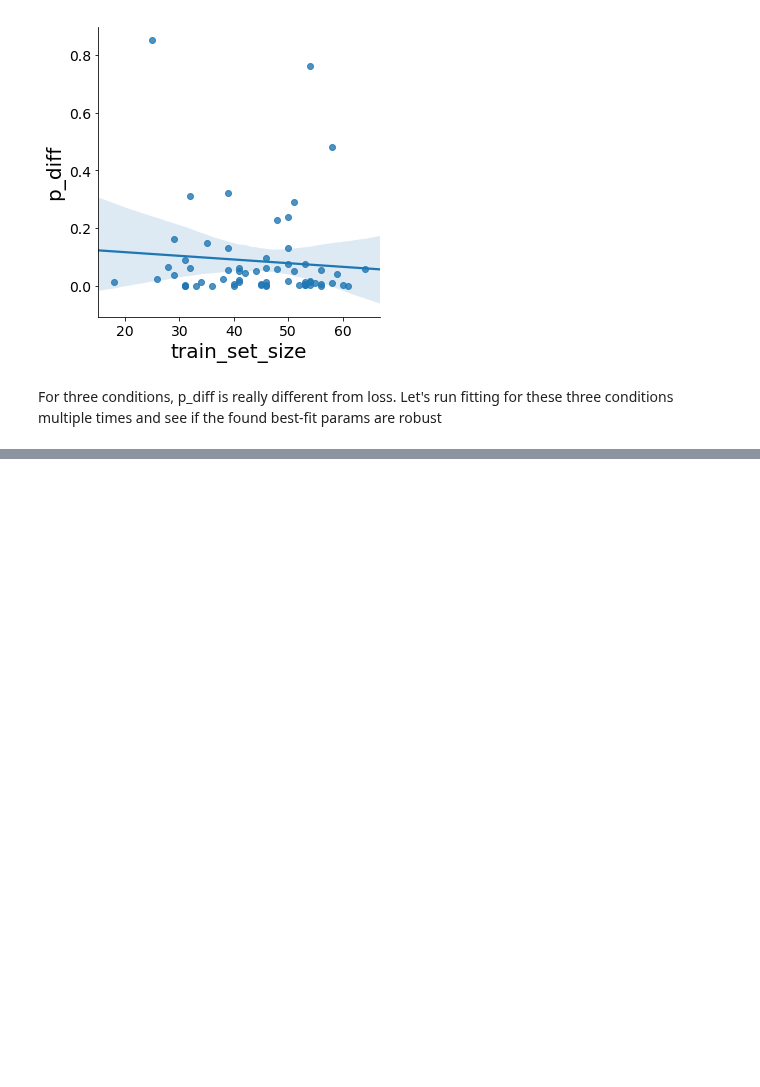
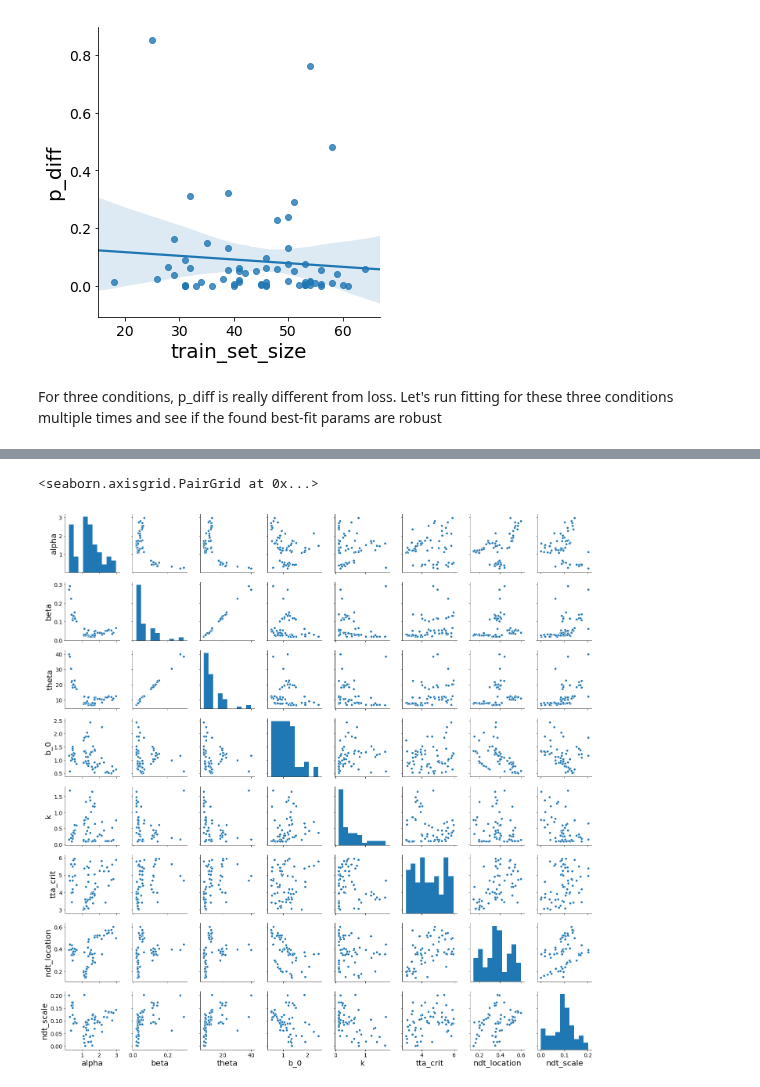
Before and after one commit to cherepaha/evidence_accumulation_in_gap_acceptance, a Jupyter notebook: data_and_model_analysis/temp.ipynb, the cells around one changed output, grey strips where cells are left out. Cells and saved outputs as stored; diff of their text form; code cells hidden in the pictures; blank space fills up the shorter version.

Commit message:
Model parameter analysis added

```diff
--- a/data_and_model_analysis/temp.ipynb
+++ b/data_and_model_analysis/temp.ipynb
@@ -63,0 +66,2 @@ For three conditions, p_diff is really different from loss. Let's run fitting fo
+# %%
+parameters = pd.read_csv('../model_fit_results/cross_validation_or_merged.csv').rename(columns={'tta': 'tta_condition', 'd': 'd_condition'})
@@ -63,0 +91,5 @@ For three conditions, p_diff is really different from loss. Let's run fitting fo
+# %%
+sns.pairplot(parameters, vars=['alpha', 'beta', 'theta', 'b_0', 'k', 'tta_crit', 'ndt_location', 'ndt_scale'])
+# %% [output]
+<seaborn.axisgrid.PairGrid at 0x...>
+[figure, added]
```
Also changed, not shown: parts of 7 cells of this notebook, 8 other files.
